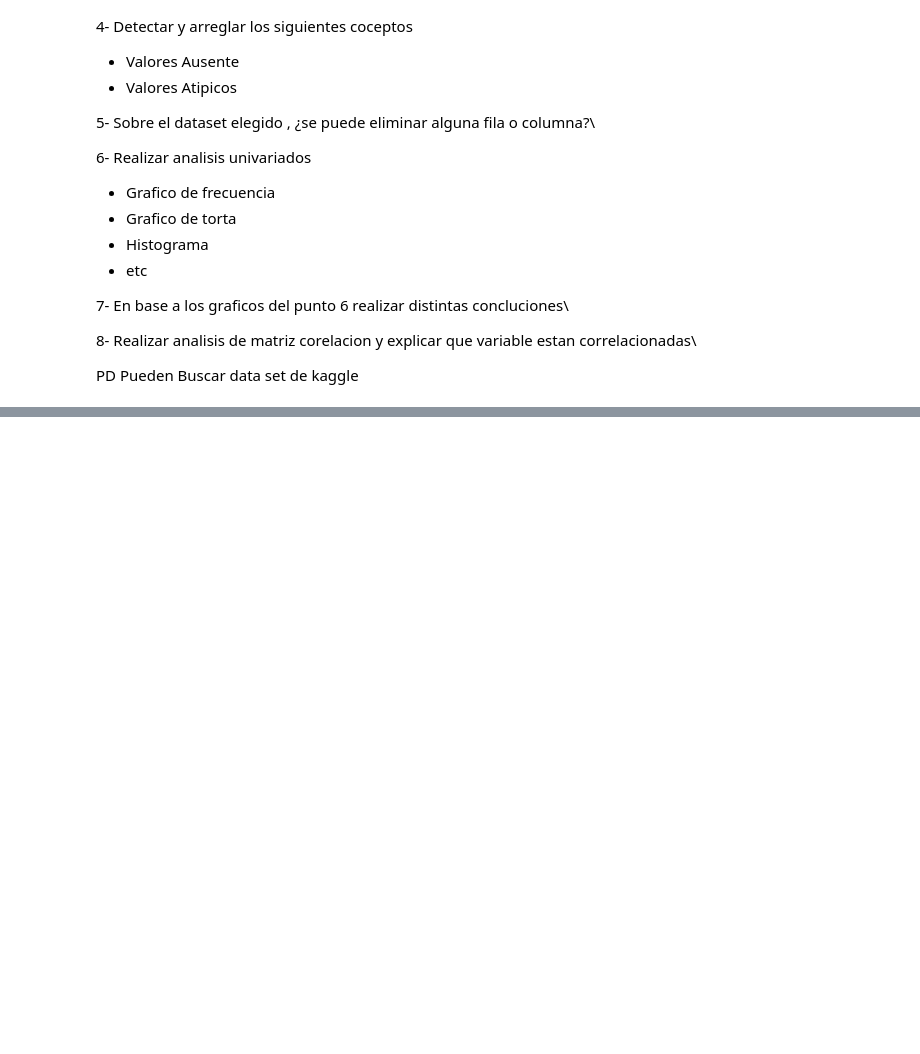
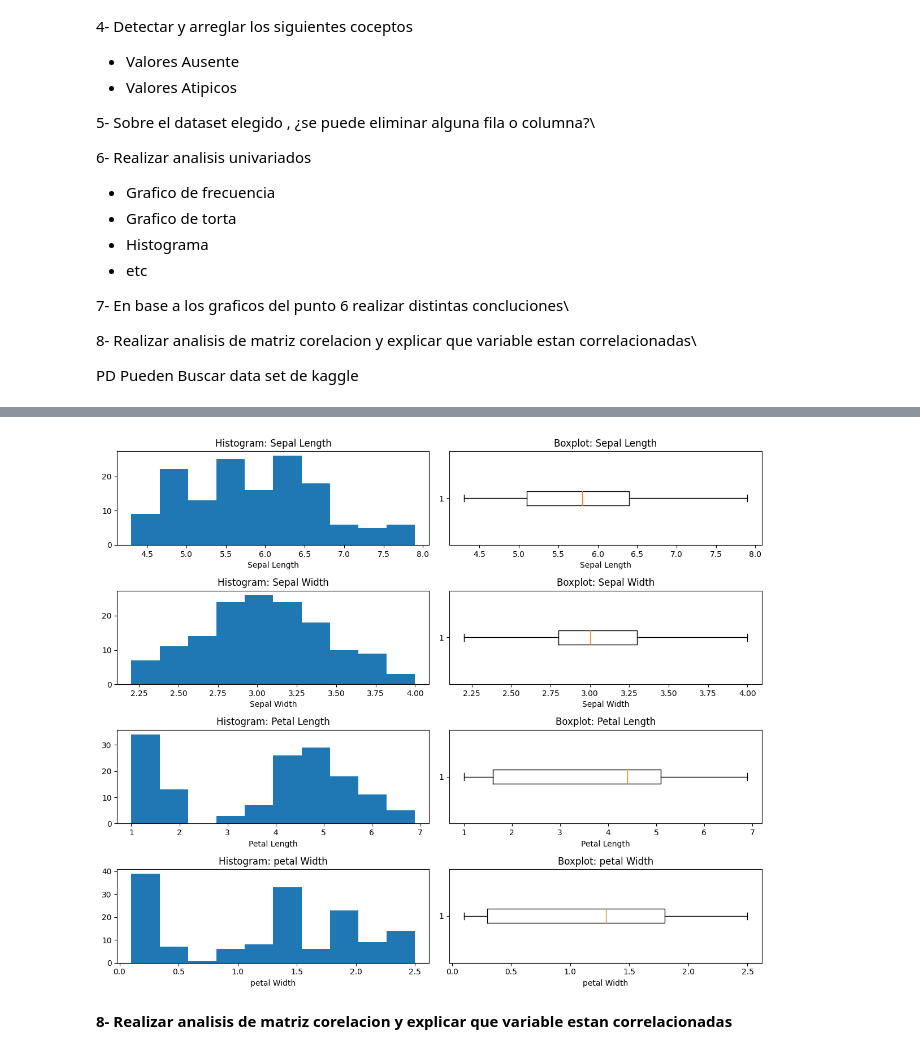
Before and after one commit to ema14bdt/introduccion_ciencia_de_datos, a Jupyter notebook: Copia_de_TP3_TP4_Comision_4.ipynb, the cells around one changed output, grey strips where cells are left out. Cells and saved outputs as stored; diff of their text form; code cells hidden in the pictures; blank space fills up the shorter version.

```diff
--- a/Copia_de_TP3_TP4_Comision_4.ipynb
+++ b/Copia_de_TP3_TP4_Comision_4.ipynb
@@ -519,0 +609,47 @@ PD Pueden Buscar data set de kaggle
+# %%
+# Historigrama
+
+fig, axs = plt.subplots(4, 2, figsize=(12, 10))
+
+# Histograma y boxplot para sepal.length
+axs[0, 0].hist(data_cleaned['sepal.length'])
+axs[0, 0].set_xlabel('Sepal Length')
+axs[0, 0].set_title('Histogram: Sepal Length')
+
+axs[0, 1].boxplot(data_cleaned['sepal.length'],vert=False)
+axs[0, 1].set_xlabel('Sepal Length')
+axs[0, 1].set_title('Boxplot: Sepal Length')
+
+# Histograma y boxplot para sepal.width
+axs[1, 0].hist(data_cleaned['sepal.width'])
+axs[1, 0].set_xlabel('Sepal Width')
+axs[1, 0].set_title('Histogram: Sepal Width')
+
+axs[1, 1].boxplot(data_cleaned['sepal.width'],vert=False)
+axs[1, 1].set_xlabel('Sepal Width')
+axs[1, 1].set_title('Boxplot: Sepal Width')
+
+# Histograma y boxplot para petal.length
+axs[2, 0].hist(data_cleaned['petal.length'])
+axs[2, 0].set_xlabel('Petal Length')
+axs[2, 0].set_title('Histogram: Petal Length')
+
+axs[2, 1].boxplot(data_cleaned['petal.length'],vert=False)
+axs[2, 1].set_xlabel('Petal Length')
+axs[2, 1].set_title('Boxplot: Petal Length')
+
+# Histograma y boxplot para "petal.width
+axs[3, 0].hist(data_cleaned['petal.width'])
+axs[3, 0].set_xlabel('petal Width')
+axs[3, 0].set_title('Histogram: petal Width')
+
+axs[3, 1].boxplot(data_cleaned['petal.width'],vert=False)
+axs[3, 1].set_xlabel('petal Width')
+axs[3, 1].set_title('Boxplot: petal Width')
+
+plt.tight_layout()
+plt.show()
+# %% [output]
+[figure, added]
+# %% [markdown]
+**8- Realizar analisis de matriz corelacion y explicar que variable estan correlacionadas**
```
Also changed, not shown: parts of 8 cells of this notebook.
